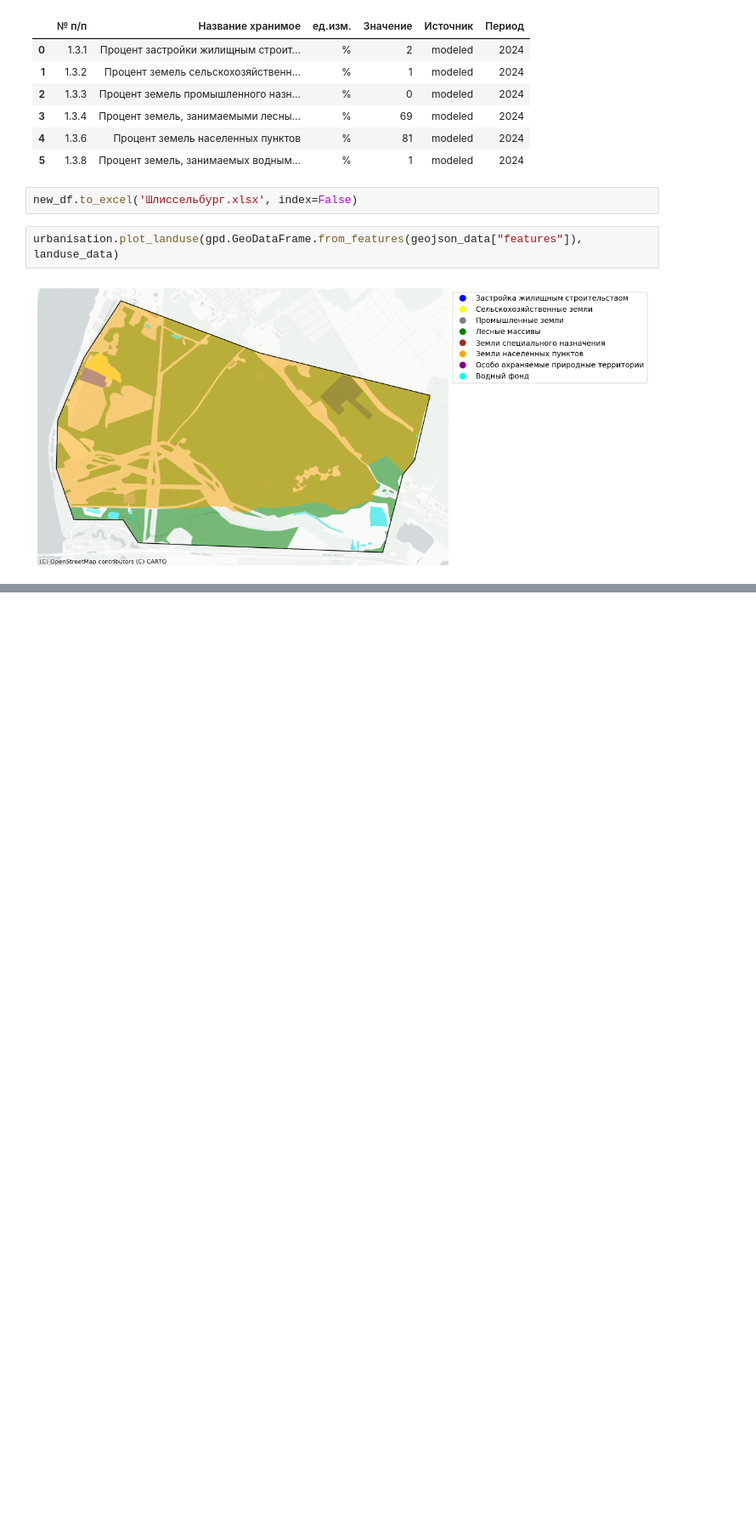
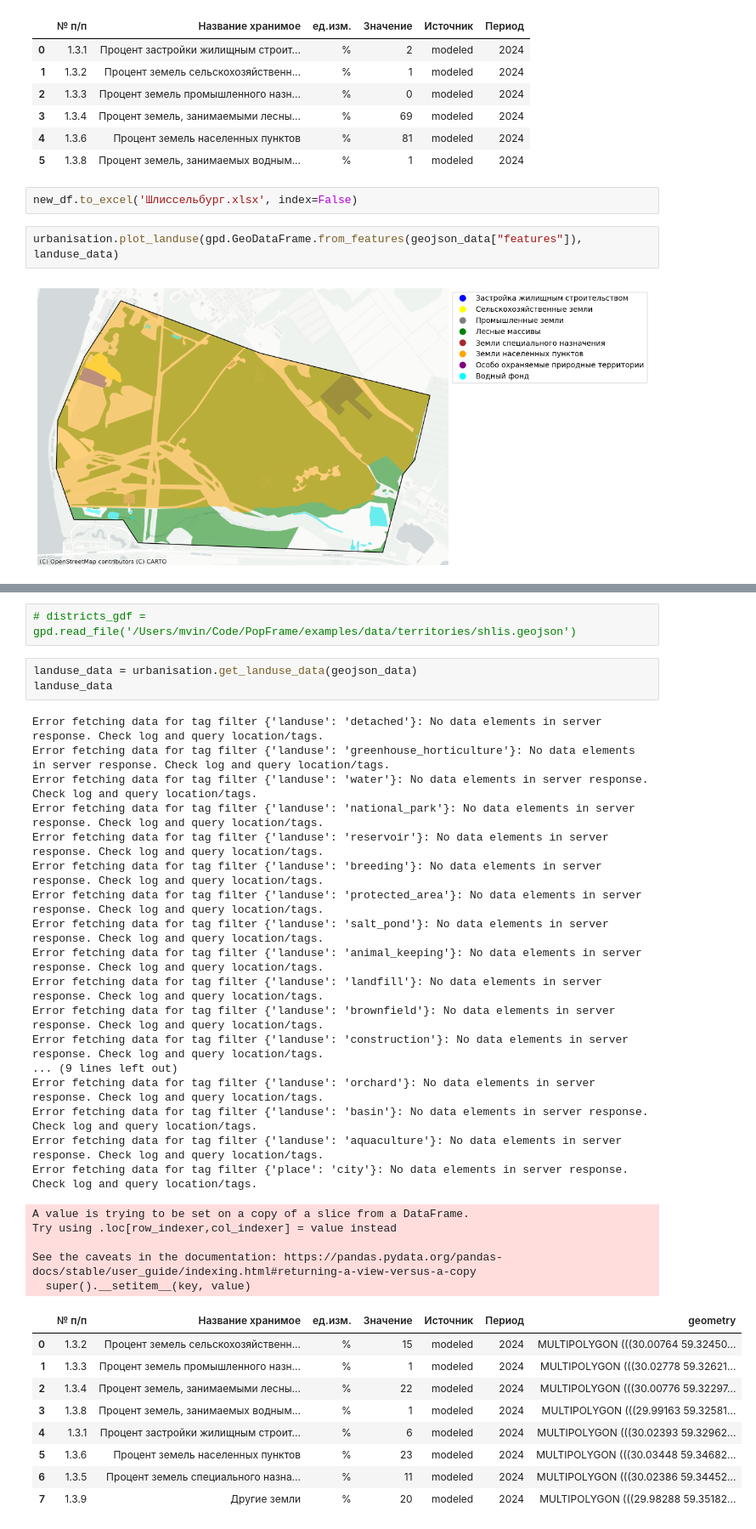
Before and after one commit to Mvin8/PopFrame, a Jupyter notebook: examples/test_urban copy.ipynb, the cells around one changed output, grey strips where cells are left out. Shown at 85% size. Cells and saved outputs as stored; diff of their text form; blank space fills up the shorter version.

```diff
--- a/examples/test_urban copy.ipynb
+++ b/examples/test_urban copy.ipynb
@@ -1137,0 +1183,37 @@ urbanisation.plot_landuse(gpd.GeoDataFrame.from_features(geojson_data["features"
+# %%
+# districts_gdf = gpd.read_file('/Users/mvin/Code/PopFrame/examples/data/territories/shlis.geojson')
+# %%
+landuse_data = urbanisation.get_landuse_data(geojson_data)
+landuse_data
+# %% [output]
+Error fetching data for tag filter {'landuse': 'detached'}: No data elements in server response. Check log and query location/tags.
+Error fetching data for tag filter {'landuse': 'greenhouse_horticulture'}: No data elements in server response. Check log and query location/tags.
+Error fetching data for tag filter {'landuse': 'water'}: No data elements in server response. Check log and query location/tags.
+Error fetching data for tag filter {'landuse': 'national_park'}: No data elements in server response. Check log and query location/tags.
+Error fetching data for tag filter {'landuse': 'reservoir'}: No data elements in server response. Check log and query location/tags.
+Error fetching data for tag filter {'landuse': 'breeding'}: No data elements in server response. Check log and query location/tags.
+Error fetching data for tag filter {'landuse': 'protected_area'}: No data elements in server response. Check log and query location/tags.
+Error fetching data for tag filter {'landuse': 'salt_pond'}: No data elements in server response. Check log and query location/tags.
+Error fetching data for tag filter {'landuse': 'animal_keeping'}: No data elements in server response. Check log and query location/tags.
+Error fetching data for tag filter {'landuse': 'landfill'}: No data elements in server response. Check log and query location/tags.
+Error fetching data for tag filter {'landuse': 'brownfield'}: No data elements in server response. Check log and query location/tags.
+Error fetching data for tag filter {'landuse': 'construction'}: No data elements in server response. Check log and query location/tags.
+... (9 lines left out)
+Error fetching data for tag filter {'landuse': 'orchard'}: No data elements in server response. Check log and query location/tags.
+Error fetching data for tag filter {'landuse': 'basin'}: No data elements in server response. Check log and query location/tags.
+Error fetching data for tag filter {'landuse': 'aquaculture'}: No data elements in server response. Check log and query location/tags.
+Error fetching data for tag filter {'place': 'city'}: No data elements in server response. Check log and query location/tags.
+A value is trying to be set on a copy of a slice from a DataFrame.
+Try using .loc[row_indexer,col_indexer] = value instead
+
+See the caveats in the documentation: https://pandas.pydata.org/pandas-docs/stable/user_guide/indexing.html#returning-a-view-versus-a-copy
+  super().__setitem__(key, value)
+|  | № п/п | Название хранимое | ед.изм. | Значение | Источник | Период | geometry |
+| 0 | 1.3.2 | Процент земель сельскохозяйственн... | % | 15 | modeled | 2024 | MULTIPOLYGON (((30.00764 59.32450... |
+| 1 | 1.3.3 | Процент земель промышленного назн... | % | 1 | modeled | 2024 | MULTIPOLYGON (((30.02778 59.32621... |
+| 2 | 1.3.4 | Процент земель, занимаемыми лесны... | % | 22 | modeled | 2024 | MULTIPOLYGON (((30.00776 59.32297... |
+| 3 | 1.3.8 | Процент земель, занимаемых водным... | % | 1 | modeled | 2024 | MULTIPOLYGON (((29.99163 59.32581... |
+| 4 | 1.3.1 | Процент застройки жилищным строит... | % | 6 | modeled | 2024 | MULTIPOLYGON (((30.02393 59.32962... |
+| 5 | 1.3.6 | Процент земель населенных пунктов | % | 23 | modeled | 2024 | MULTIPOLYGON (((30.03448 59.34682... |
+| 6 | 1.3.5 | Процент земель специального назна... | % | 11 | modeled | 2024 | MULTIPOLYGON (((30.02386 59.34452... |
+| 7 | 1.3.9 | Другие земли | % | 20 | modeled | 2024 | MULTIPOLYGON (((29.98288 59.35182... |
```
Also changed, not shown: parts of 4 cells of this notebook, 2 other files.
